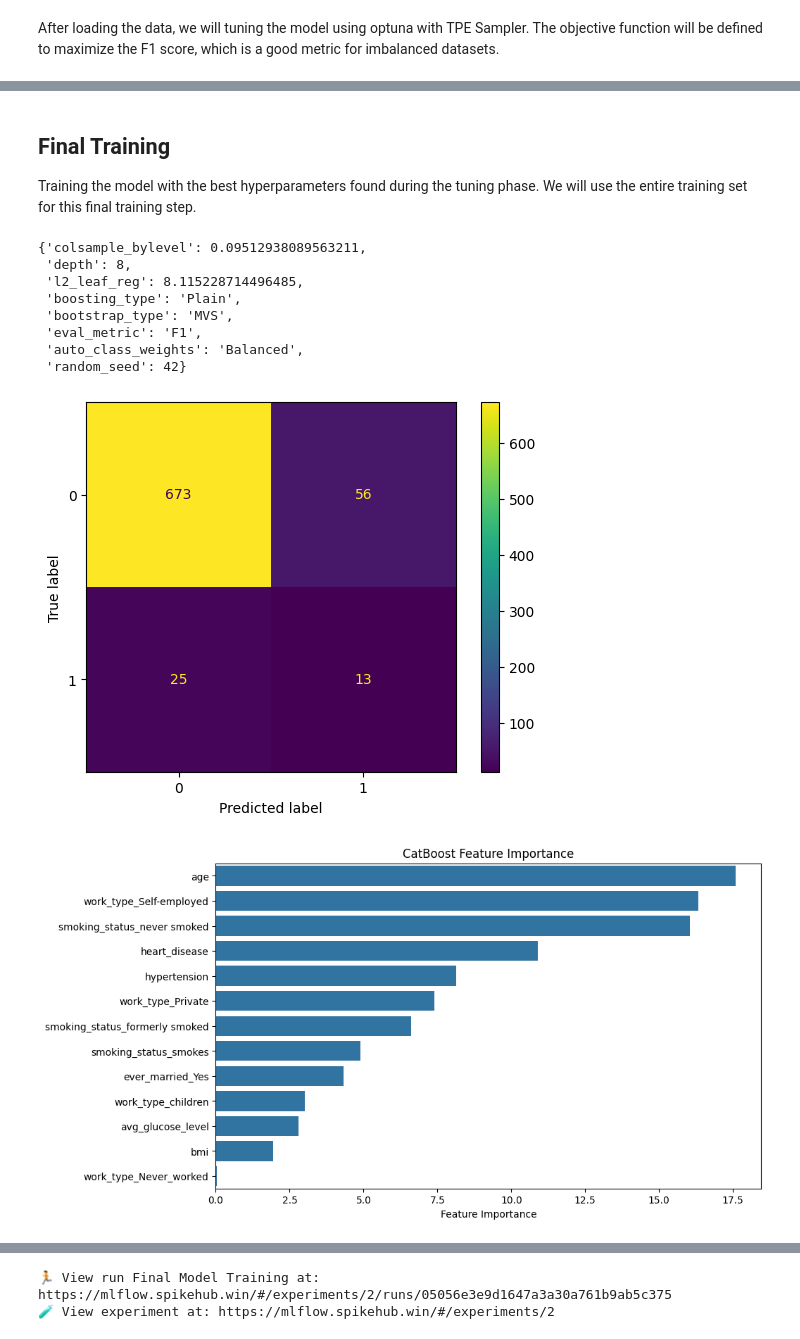
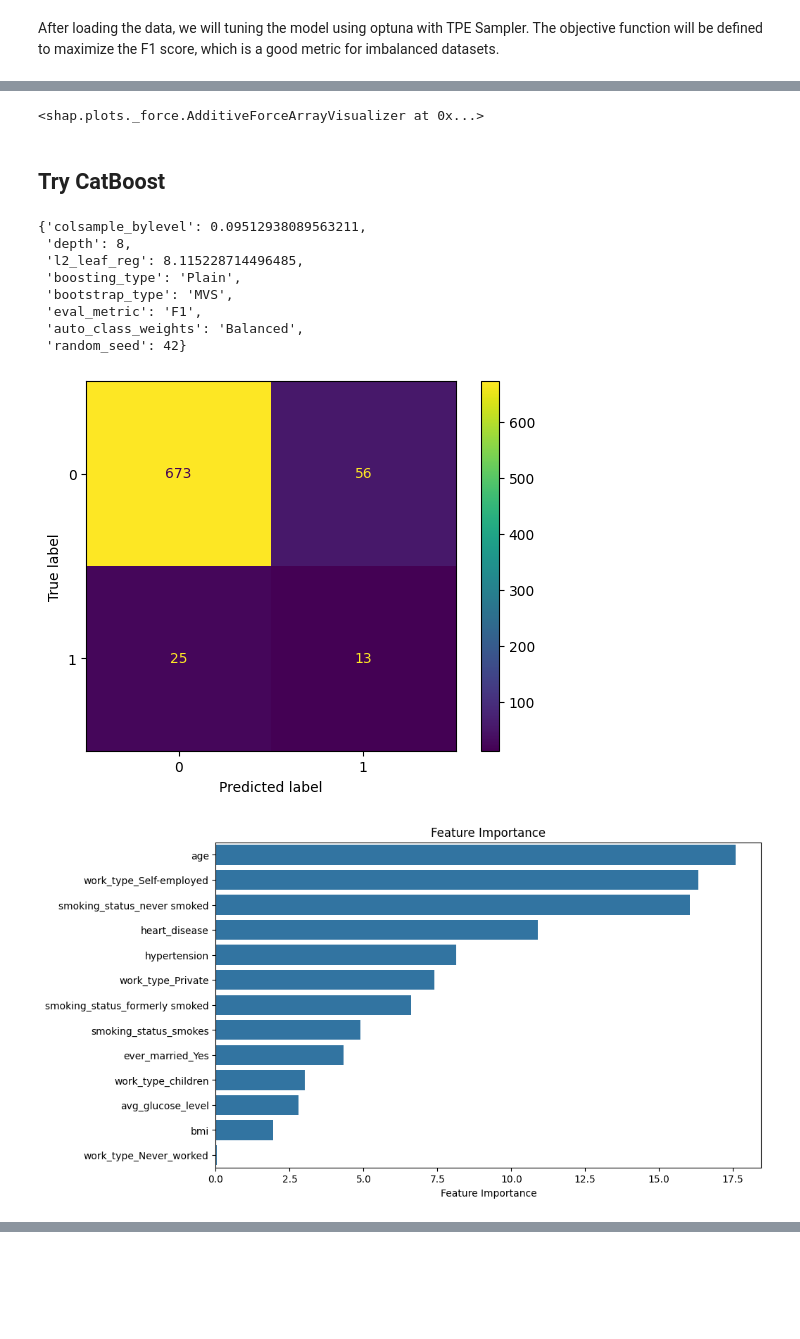
Before and after one commit to sin22766/stroke-prediction-api, a Jupyter notebook: notebooks/2-model-prototype.ipynb, the cells around one changed output, grey strips where cells are left out. Saved outputs shown, nothing was run; the diff lists cells and outputs as text; code cells hidden in the pictures; blank space fills up the shorter version.

Commit message:
feat: try many models

```diff
--- a/notebooks/2-model-prototype.ipynb
+++ b/notebooks/2-model-prototype.ipynb
@@ -38,6 +36,6 @@ import mlflow
 from stroke_prediction.util import get_or_create_experiment
 
 mlflow.set_tracking_uri("https://mlflow.spikehub.win/")
-experiment_id = get_or_create_experiment("Catboost Tuning")
+experiment_id = get_or_create_experiment("Stroke Prediction Evaluation")
 # %% [markdown]
 After loading the data, we will tuning the model using optuna with TPE Sampler. The objective function will be defined to maximize the F1 score, which is a good metric for imbalanced datasets.
@@ -108,0 +88,3 @@ with mlflow.start_run(experiment_id=experiment_id, run_name=run_name):
+# %%
+tree_best_params = study.best_params
+tree_best_params
@@ -108,0 +206,3 @@ with mlflow.start_run(experiment_id=experiment_id, run_name=run_name):
+# %%
+mlp_best_params = study.best_params
+mlp_best_params
@@ -109,4 +279,7 @@ with mlflow.start_run(experiment_id=experiment_id, run_name=run_name):
+# %%
+# visualize the first prediction's explanation
+shap.force_plot(explainer.expected_value[0], shap_values[..., 0], X_test[:1000])
+# %% [output]
+<shap.plots._force.AdditiveForceArrayVisualizer at 0x...>
 # %% [markdown]
-## Final Training
-
-Training the model with the best hyperparameters found during the tuning phase. We will use the entire training set for this final training step.
+## Try CatBoost
@@ -135,34 +373,13 @@ best_params
  'eval_metric': 'F1',
  'auto_class_weights': 'Balanced',
  'random_seed': 42}
-# %%
-import matplotlib.pyplot as plt
-import seaborn as sns
-
-
-def plot_feature_importance(model, X):
-    feature_importances = model.get_feature_importance()
-    feature_names = X.columns
-    sorted_indices = feature_importances.argsort()[::-1]
-
-    fig, ax = plt.subplots(figsize=(10, 6))
-    sns.barplot(
-        x=feature_importances[sorted_indices],
-        y=[feature_names[i] for i in sorted_indices],
-        ax=ax,
-        orient='h'
-    )
-    ax.set_xlabel("Feature Importance")
-    ax.set_title("CatBoost Feature Importance")
-    plt.show()
-
-    return fig
 # %%
-import mlflow.catboost
+from catboost import CatBoostClassifier
 from sklearn.metrics import ConfusionMatrixDisplay
 
-run_name = "Final Model Training"
-with mlflow.start_run(experiment_id=experiment_id, run_name=run_name):
+from stroke_prediction.plot import plot_feature_importance
+
+with mlflow.start_run(experiment_id=experiment_id):
     best_model = CatBoostClassifier(**best_params, verbose=0)
 
     best_model.fit(
@@ -178,36 +395,39 @@ with mlflow.start_run(experiment_id=experiment_id, run_name=run_name):
     test_recall = recall_score(y_test, y_test_pred)
     test_accuracy = accuracy_score(y_test, y_test_pred)
 
+    feature_importance = pd.Series(
+        best_model.feature_importances_, index=X_train.columns, name="importance")
+
     confusion_matrix = ConfusionMatrixDisplay.from_predictions(y_test, y_test_pred)
-    feature_importance = plot_feature_importance(best_model, X_train)
+    feature_importance = plot_feature_importance(feature_importance)
 
     mlflow.log_figure(confusion_matrix.figure_, "confusion_matrix.png")
     mlflow.log_figure(feature_importance, "feature_importance.png")
 
     mlflow.log_params(best_params)
     mlflow.log_metric("test_f1", test_f1)
     mlflow.log_metric("test_precision", test_precision)
     mlflow.log_metric("test_recall", test_recall)
     mlflow.log_metric("test_accuracy", test_accuracy)
 
     mlflow.set_tags(
         tags={
             "project": "stroke_prediction",
             "optimizer_engine": "optuna",
             "model_family": "catboost",
             "model_type": "classifier",
         }
     )
 
     signature = mlflow.models.infer_signature(X_train.iloc[0:5], best_model.predict(X_train.iloc[0:5]))
 
     mlflow.catboost.log_model(
         best_model,
         artifact_path="catboost_model",
         registered_model_name="CatBoostStrokePredictionModel",
         signature=signature,
         input_example=X_train.iloc[0:5],
     )
 # %% [output]
 [figure]
-[figure, old version]
+[figure, new version]
@@ -218,2 +434,0 @@ Created version '1' of model 'CatBoostStrokePredictionModel'.
-🏃 View run Final Model Training at: https://mlflow.spikehub.win/#/experiments/2/runs/05056e3e9d1647a3a30a761b9ab5c375
-🧪 View experiment at: https://mlflow.spikehub.win/#/experiments/2
```
Also changed, not shown: parts of 16 cells of this notebook, 8 other files.
